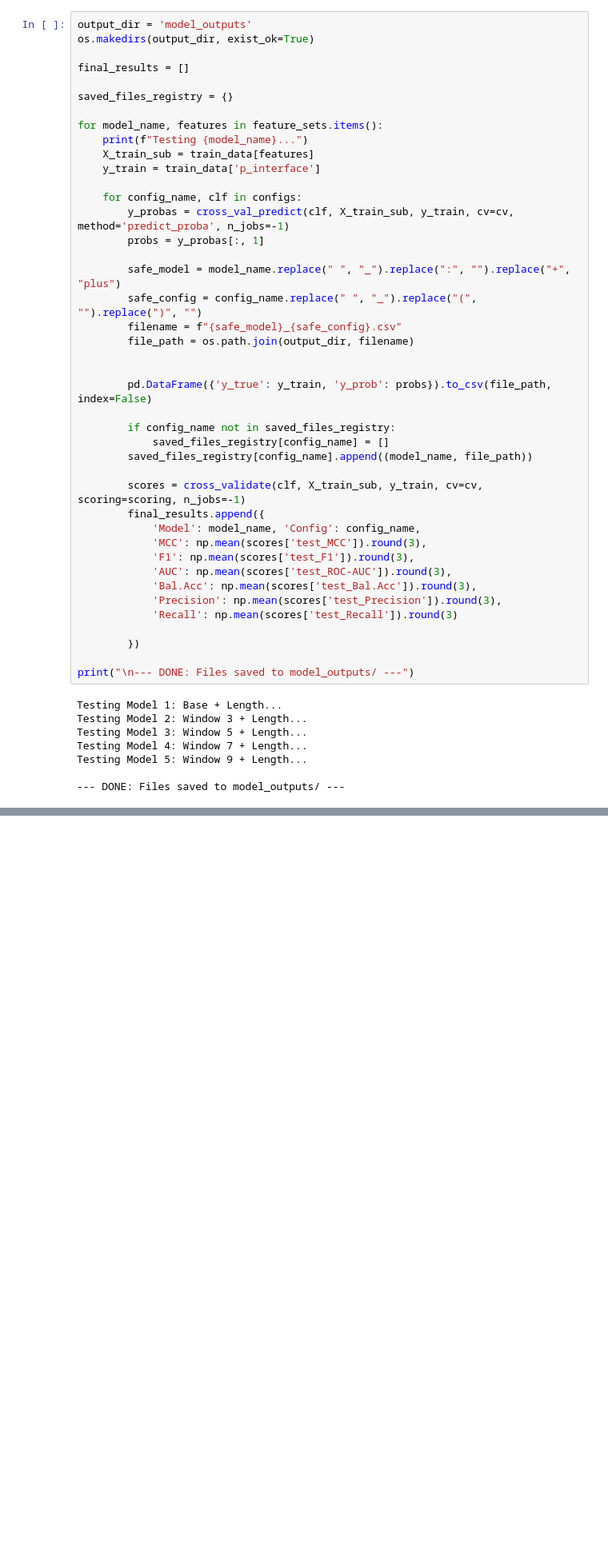
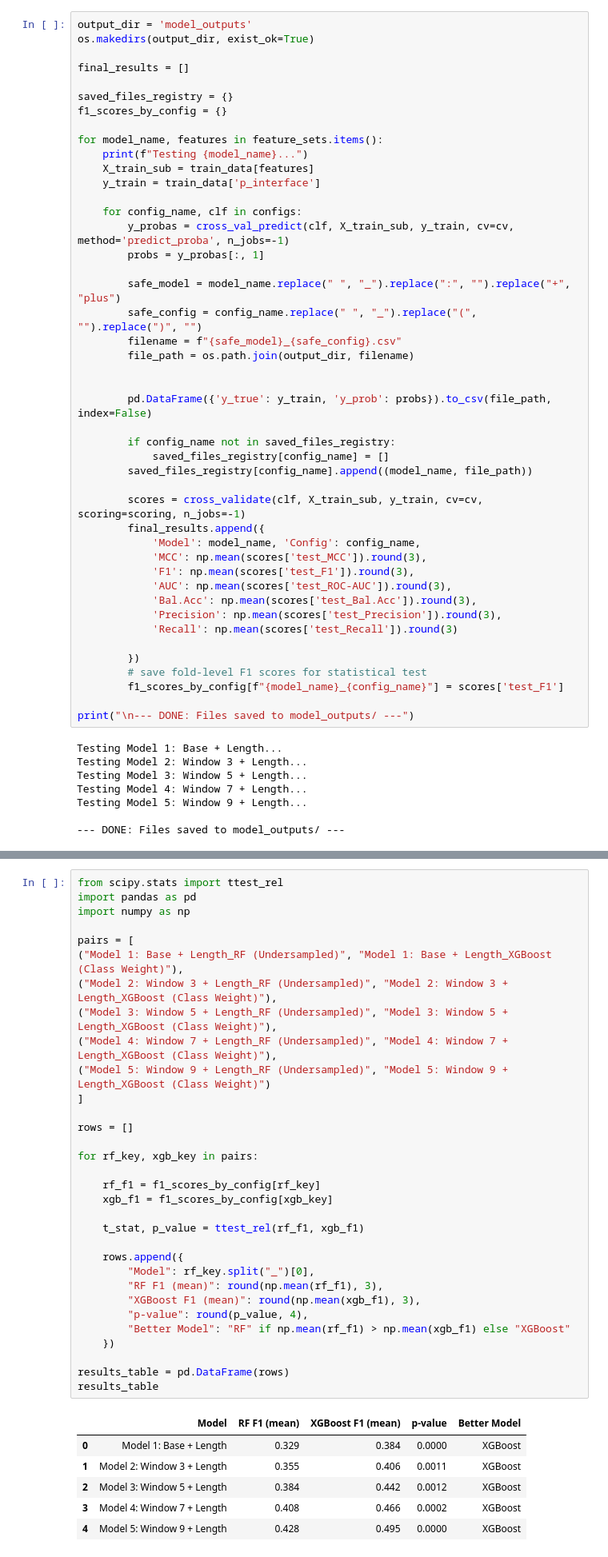
Before and after one commit to scorteccilinda/PPI-Interface-Prediction-ML, a Jupyter notebook: XGBoost_RF_wm_with_length.ipynb, the cells around one changed output, grey strips where cells are left out. Shown at 80% size. Drawn from its saved outputs; the diff is of its cells as text; blank space fills up the shorter version.

Commit message:
Add files via upload
Add paired t-test significance testing for RF vs XGBoost models

```diff
--- a/XGBoost_RF_wm_with_length.ipynb
+++ b/XGBoost_RF_wm_with_length.ipynb
@@ -88,6 +88,7 @@ os.makedirs(output_dir, exist_ok=True)
 final_results = []
 
 saved_files_registry = {}
+f1_scores_by_config = {}
 
 for model_name, features in feature_sets.items():
     print(f"Testing {model_name}...")
@@ -121,6 +122,8 @@ for model_name, features in feature_sets.items():
             'Recall': np.mean(scores['test_Recall']).round(3)
 
         })
+        # save fold-level F1 scores for statistical test
+        f1_scores_by_config[f"{model_name}_{config_name}"] = scores['test_F1']
 
 print("\n--- DONE: Files saved to model_outputs/ ---")
 # %% [output]
@@ -194,0 +202,39 @@ for config_name, file_info_list in saved_files_registry.items():
+# %%
+from scipy.stats import ttest_rel
+import pandas as pd
+import numpy as np
+
+pairs = [
+("Model 1: Base + Length_RF (Undersampled)", "Model 1: Base + Length_XGBoost (Class Weight)"),
+("Model 2: Window 3 + Length_RF (Undersampled)", "Model 2: Window 3 + Length_XGBoost (Class Weight)"),
+("Model 3: Window 5 + Length_RF (Undersampled)", "Model 3: Window 5 + Length_XGBoost (Class Weight)"),
+("Model 4: Window 7 + Length_RF (Undersampled)", "Model 4: Window 7 + Length_XGBoost (Class Weight)"),
+("Model 5: Window 9 + Length_RF (Undersampled)", "Model 5: Window 9 + Length_XGBoost (Class Weight)")
+]
+
+rows = []
+
+for rf_key, xgb_key in pairs:
+
+    rf_f1 = f1_scores_by_config[rf_key]
+    xgb_f1 = f1_scores_by_config[xgb_key]
+
+    t_stat, p_value = ttest_rel(rf_f1, xgb_f1)
+
+    rows.append({
+        "Model": rf_key.split("_")[0],
+        "RF F1 (mean)": round(np.mean(rf_f1), 3),
+        "XGBoost F1 (mean)": round(np.mean(xgb_f1), 3),
+        "p-value": round(p_value, 4),
+        "Better Model": "RF" if np.mean(rf_f1) > np.mean(xgb_f1) else "XGBoost"
+    })
+
+results_table = pd.DataFrame(rows)
+results_table
+# %% [output]
+|  | Model | RF F1 (mean) | XGBoost F1 (mean) | p-value | Better Model |
+| 0 | Model 1: Base + Length | 0.329 | 0.384 | 0.0000 | XGBoost |
+| 1 | Model 2: Window 3 + Length | 0.355 | 0.406 | 0.0011 | XGBoost |
+| 2 | Model 3: Window 5 + Length | 0.384 | 0.442 | 0.0012 | XGBoost |
+| 3 | Model 4: Window 7 + Length | 0.408 | 0.466 | 0.0002 | XGBoost |
+| 4 | Model 5: Window 9 + Length | 0.428 | 0.495 | 0.0000 | XGBoost |
```
Also changed, not shown: parts of 3 cells of this notebook.
